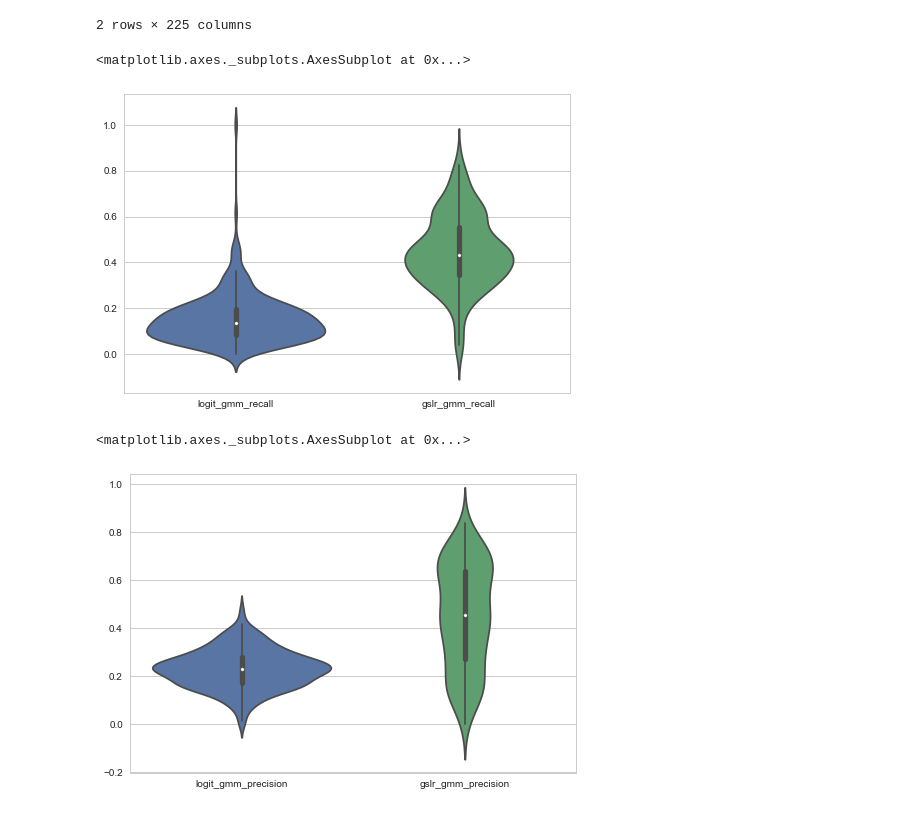
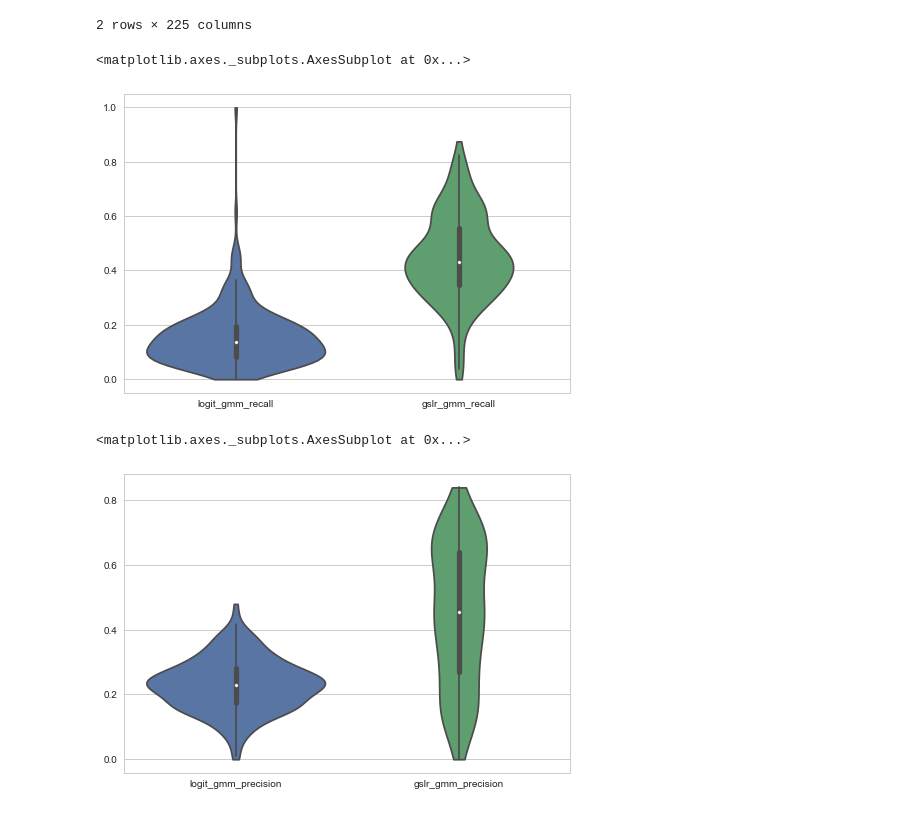
Before and after one commit to fraenkel-lab/GSLR, a Jupyter notebook: analysis/Logit_vs_GSLR.ipynb, the cells around one changed output. Drawn from its saved outputs; the diff is of its cells as text; code cells hidden in the pictures.

```diff
--- a/analysis/Logit_vs_GSLR.ipynb
+++ b/analysis/Logit_vs_GSLR.ipynb
@@ -200,12 +200,12 @@ gslr_gmm_summary
 gmm_recalls = pd.concat([logit_gmm_summary.loc['logit_gmm_recall'], gslr_gmm_summary.loc['gslr_gmm_recall']], axis=1)
 gmm_precisions = pd.concat([logit_gmm_summary.loc['logit_gmm_precision'], gslr_gmm_summary.loc['gslr_gmm_precision']], axis=1)
 # %%
-sns.violinplot(data=gmm_recalls)
+sns.violinplot(data=gmm_recalls, cut=0)
 # %% [output]
 <matplotlib.axes._subplots.AxesSubplot at 0x...>
-[figure, old version]
+[figure, new version]
 # %%
-sns.violinplot(data=gmm_precisions)
+sns.violinplot(data=gmm_precisions, cut=0)
 # %% [output]
 <matplotlib.axes._subplots.AxesSubplot at 0x...>
-[figure, old version]
+[figure, new version]
```
Also changed, not shown: parts of 4 cells of this notebook.
